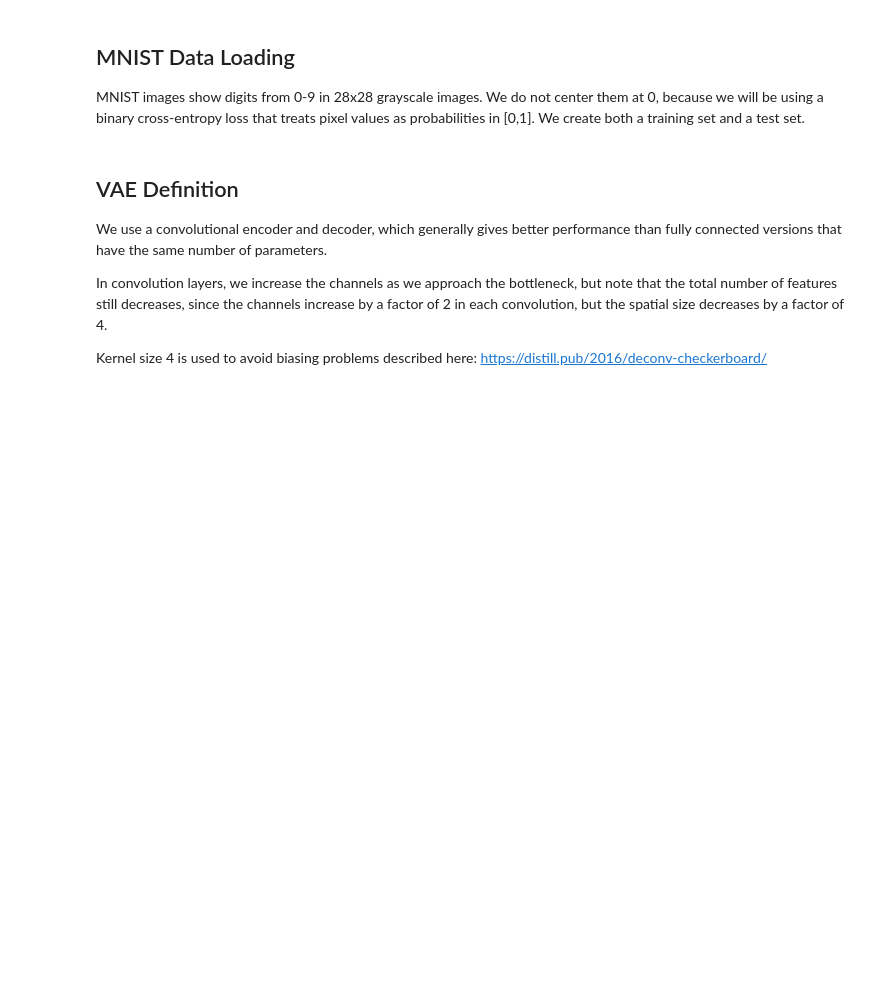
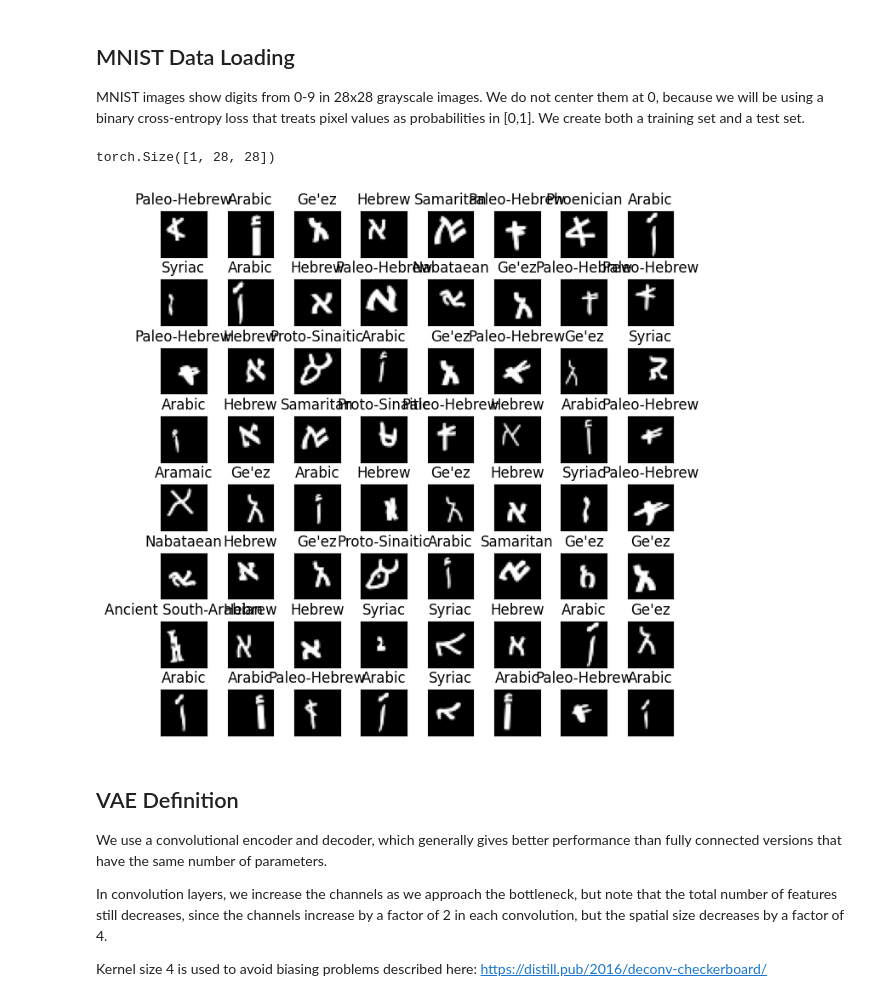
Before and after one commit to bensapirstein/DeepGraphemics, a Jupyter notebook: deep_graphemics_vae.ipynb, the cells around one changed output. Cells and saved outputs as stored; diff of their text form; code cells hidden in the pictures; blank space fills up the shorter version.

```diff
--- a/deep_graphemics_vae.ipynb
+++ b/deep_graphemics_vae.ipynb
@@ -68,4 +71,18 @@ test_dataset = MNIST(root='./data/MNIST', download=True, train=False, transform=
 test_dataloader = DataLoader(test_dataset, batch_size=batch_size, shuffle=True)
+# %%
+# print the shape of the first image in the dataset
+print(train_dataset[0][0].shape)
+# %% [output]
+torch.Size([1, 28, 28])
+# %%
+import utils.plot as plot
+
+fig, axes = plot.dataset_first_n(train_dataset, 64,
+                                 show_classes=True,
+                                 class_labels=train_dataset.classes,
+                                 nrows=8, hspace=0.5, cmap='gray')
+# %% [output]
+[figure, added]
 # %% [markdown]
 VAE Definition
 -----------------------
```
Also changed, not shown: parts of 11 cells of this notebook, 11 other files.
